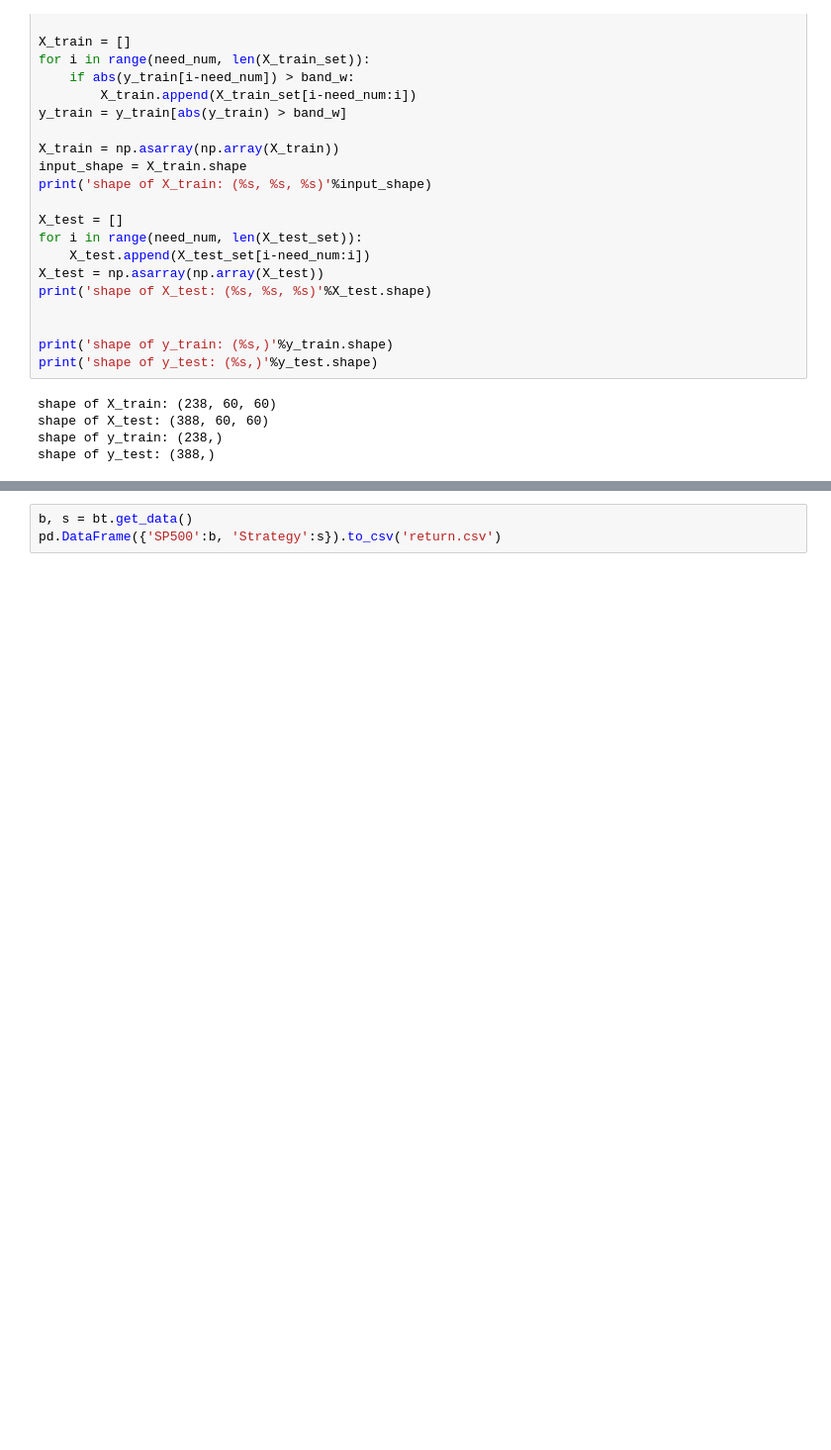
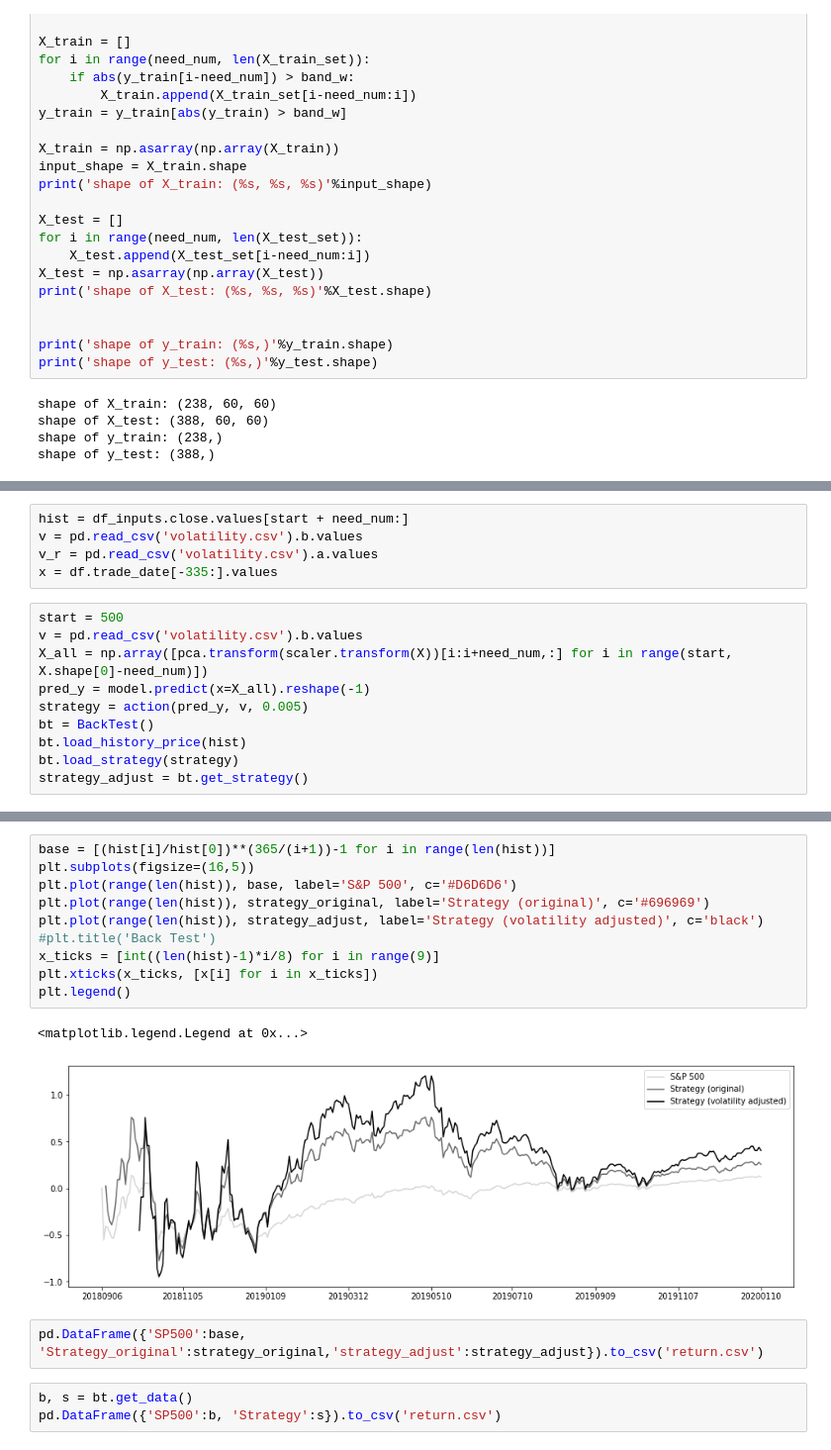
Before and after one commit to richardzhouziji/Southeastern-Hedge-Fund-Competition, a Jupyter notebook: ta.indicators.ipynb, the cells around one changed output, grey strips where cells are left out. Shown: that part at 99% size. Cells and saved outputs as stored; diff of their text form; blank space fills up the shorter version.

```diff
--- a/ta.indicators.ipynb
+++ b/ta.indicators.ipynb
@@ -559,3 +568,18 @@ def action(pred_y):
+# %%
+hist = df_inputs.close.values[start + need_num:]
+v = pd.read_csv('volatility.csv').b.values
+v_r = pd.read_csv('volatility.csv').a.values
+x = df.trade_date[-335:].values
+# %%
+start = 500
+v = pd.read_csv('volatility.csv').b.values
+X_all = np.array([pca.transform(scaler.transform(X))[i:i+need_num,:] for i in range(start, X.shape[0]-need_num)])
+pred_y = model.predict(x=X_all).reshape(-1)
+strategy = action(pred_y, v, 0.005)
+bt = BackTest()
+bt.load_history_price(hist)
+bt.load_strategy(strategy)
+strategy_adjust = bt.get_strategy()
 # %%
 start = 500
 X_all = np.array([pca.transform(scaler.transform(X))[i:i+need_num,:] for i in range(start, X.shape[0]-need_num)])
@@ -570,3 +595,18 @@ bt.show_results()
+# %%
+base = [(hist[i]/hist[0])**(365/(i+1))-1 for i in range(len(hist))]
+plt.subplots(figsize=(16,5))
+plt.plot(range(len(hist)), base, label='S&P 500', c='#D6D6D6')
+plt.plot(range(len(hist)), strategy_original, label='Strategy (original)', c='#696969')
+plt.plot(range(len(hist)), strategy_adjust, label='Strategy (volatility adjusted)', c='black')
+#plt.title('Back Test')
+x_ticks = [int((len(hist)-1)*i/8) for i in range(9)]
+plt.xticks(x_ticks, [x[i] for i in x_ticks])
+plt.legend()
+# %% [output]
+<matplotlib.legend.Legend at 0x...>
+[figure, added]
+# %%
+pd.DataFrame({'SP500':base, 'Strategy_original':strategy_original,'strategy_adjust':strategy_adjust}).to_csv('return.csv')
 # %%
 b, s = bt.get_data()
 pd.DataFrame({'SP500':b, 'Strategy':s}).to_csv('return.csv')
```
Also changed, not shown: parts of 14 cells of this notebook, 4 other files.
